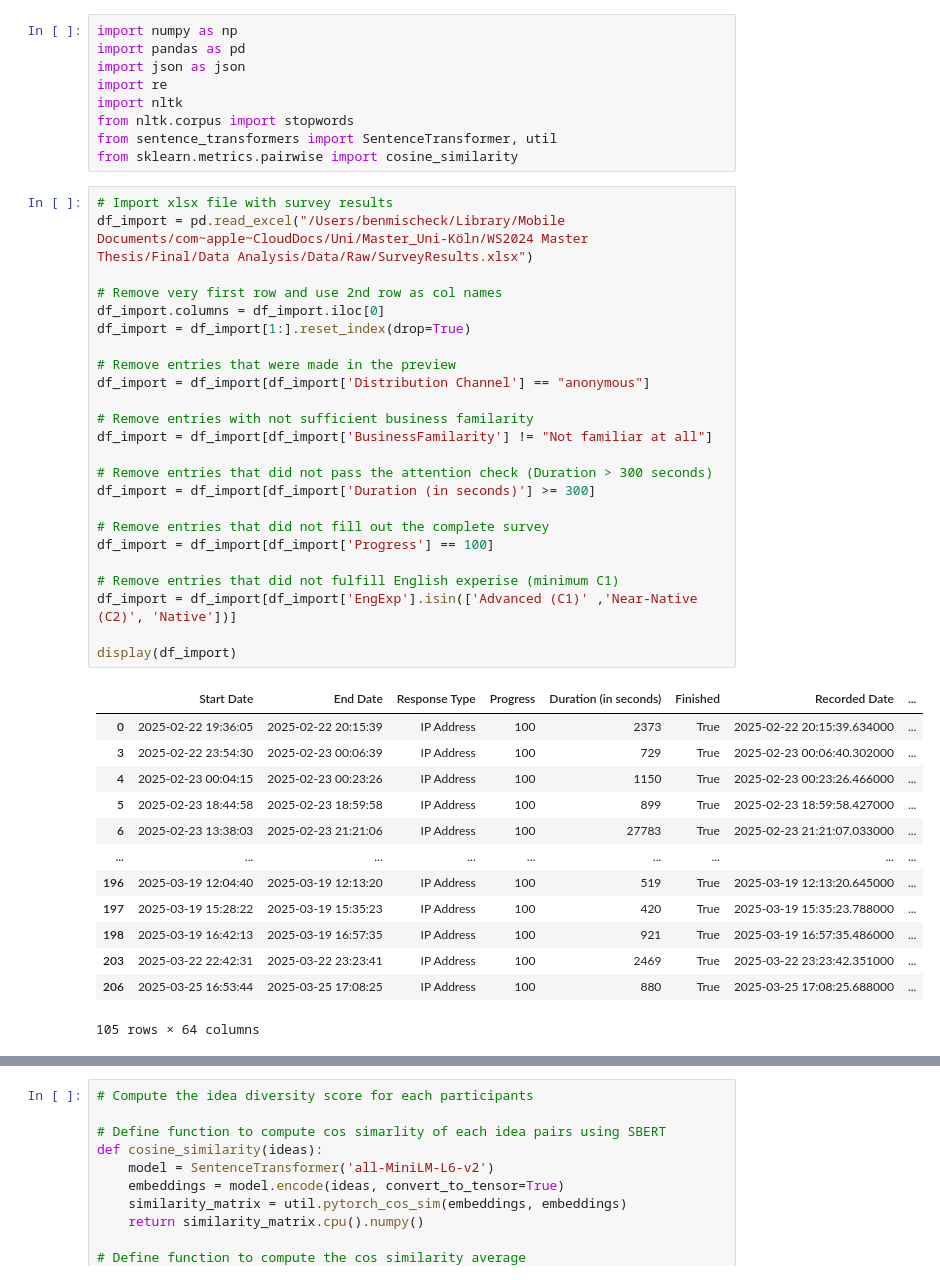
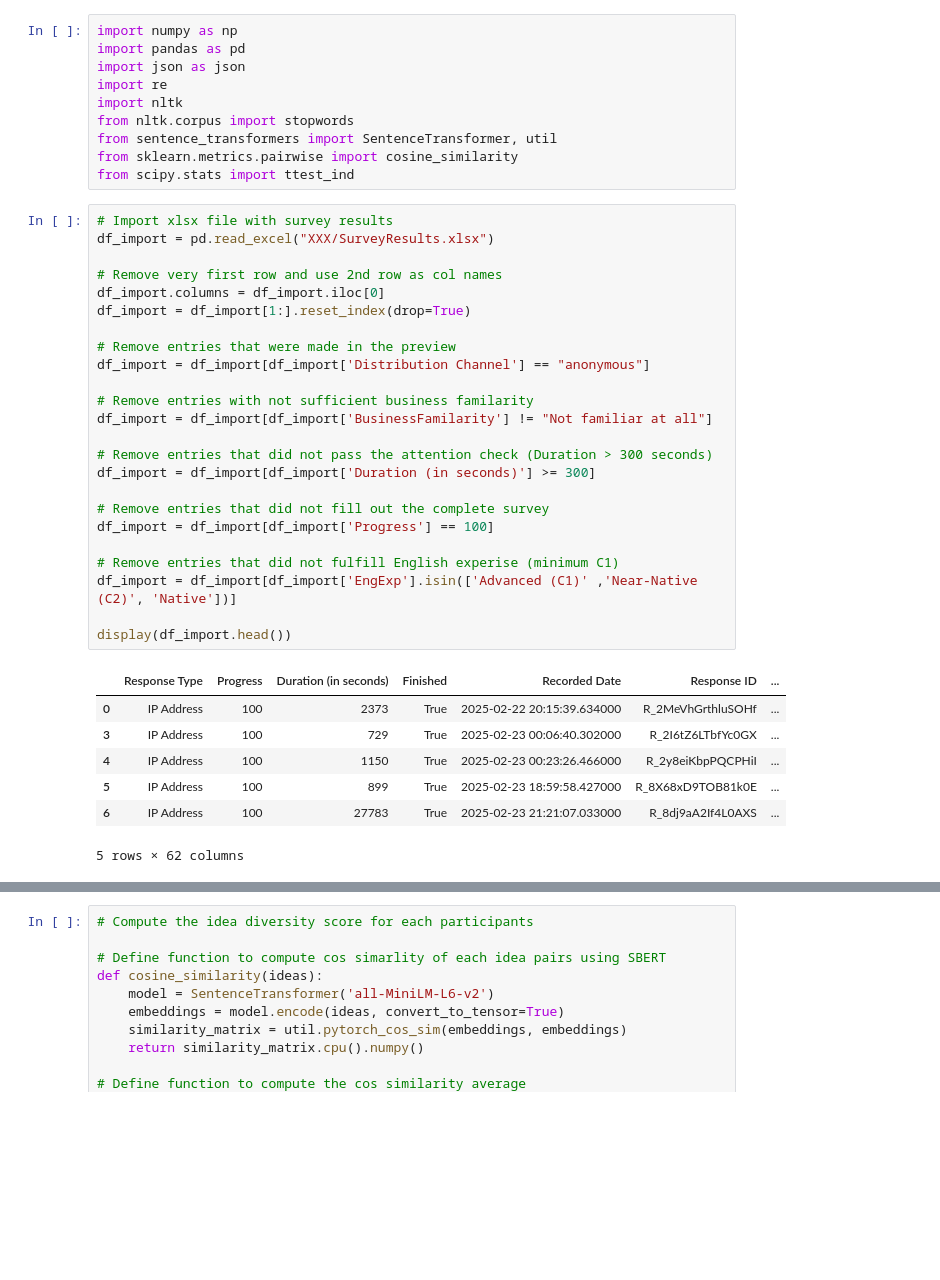
Before and after one commit to ben-msk/Master-Thesis-Impact-of-AI-on-Business-Innovation, a Jupyter notebook: Python scripts/SurveyResults_Cleaning_final.ipynb, the cells around one changed output, grey strips where cells are left out. Cells and saved outputs as stored; diff of their text form; blank space fills up the shorter version.

```diff
--- a/Python scripts/SurveyResults_Cleaning_final.ipynb
+++ b/Python scripts/SurveyResults_Cleaning_final.ipynb
@@ -7,41 +7,36 @@ import nltk
 from nltk.corpus import stopwords
 from sentence_transformers import SentenceTransformer, util
 from sklearn.metrics.pairwise import cosine_similarity
+from scipy.stats import ttest_ind
 # %%
 # Import xlsx file with survey results
-df_import = pd.read_excel("/Users/benmischeck/Library/Mobile Documents/com~apple~CloudDocs/Uni/Master_Uni-Köln/WS2024 Master Thesis/Final/Data Analysis/Data/Raw/SurveyResults.xlsx")
+df_import = pd.read_excel("XXX/SurveyResults.xlsx")
 
 # Remove very first row and use 2nd row as col names
 df_import.columns = df_import.iloc[0]
 df_import = df_import[1:].reset_index(drop=True)
 
 # Remove entries that were made in the preview
 df_import = df_import[df_import['Distribution Channel'] == "anonymous"]
 
 # Remove entries with not sufficient business familarity
 df_import = df_import[df_import['BusinessFamilarity'] != "Not familiar at all"]
 
 # Remove entries that did not pass the attention check (Duration > 300 seconds)
 df_import = df_import[df_import['Duration (in seconds)'] >= 300]
 
 # Remove entries that did not fill out the complete survey
 df_import = df_import[df_import['Progress'] == 100]
 
 # Remove entries that did not fulfill English experise (minimum C1)
 df_import = df_import[df_import['EngExp'].isin(['Advanced (C1)' ,'Near-Native (C2)', 'Native'])]
 
-display(df_import)
+display(df_import.head())
 # %% [output]
-|  | Start Date | End Date | Response Type | Progress | Duration (in seconds) | Finished | Recorded Date | ... |
-| 0 | 2025-02-22 19:36:05 | 2025-02-22 20:15:39 | IP Address | 100 | 2373 | True | 2025-02-22 20:15:39.634000 | ... |
-| 3 | 2025-02-22 23:54:30 | 2025-02-23 00:06:39 | IP Address | 100 | 729 | True | 2025-02-23 00:06:40.302000 | ... |
-| 4 | 2025-02-23 00:04:15 | 2025-02-23 00:23:26 | IP Address | 100 | 1150 | True | 2025-02-23 00:23:26.466000 | ... |
-| 5 | 2025-02-23 18:44:58 | 2025-02-23 18:59:58 | IP Address | 100 | 899 | True | 2025-02-23 18:59:58.427000 | ... |
-| 6 | 2025-02-23 13:38:03 | 2025-02-23 21:21:06 | IP Address | 100 | 27783 | True | 2025-02-23 21:21:07.033000 | ... |
-| ... | ... | ... | ... | ... | ... | ... | ... | ... |
-| 196 | 2025-03-19 12:04:40 | 2025-03-19 12:13:20 | IP Address | 100 | 519 | True | 2025-03-19 12:13:20.645000 | ... |
-| 197 | 2025-03-19 15:28:22 | 2025-03-19 15:35:23 | IP Address | 100 | 420 | True | 2025-03-19 15:35:23.788000 | ... |
-| 198 | 2025-03-19 16:42:13 | 2025-03-19 16:57:35 | IP Address | 100 | 921 | True | 2025-03-19 16:57:35.486000 | ... |
-| 203 | 2025-03-22 22:42:31 | 2025-03-22 23:23:41 | IP Address | 100 | 2469 | True | 2025-03-22 23:23:42.351000 | ... |
-| 206 | 2025-03-25 16:53:44 | 2025-03-25 17:08:25 | IP Address | 100 | 880 | True | 2025-03-25 17:08:25.688000 | ... |
+|  | Response Type | Progress | Duration (in seconds) | Finished | Recorded Date | Response ID | ... |
+| 0 | IP Address | 100 | 2373 | True | 2025-02-22 20:15:39.634000 | R_2MeVhGrthluSOHf | ... |
+| 3 | IP Address | 100 | 729 | True | 2025-02-23 00:06:40.302000 | R_2I6tZ6LTbfYc0GX | ... |
+| 4 | IP Address | 100 | 1150 | True | 2025-02-23 00:23:26.466000 | R_2y8eiKbpPQCPHiI | ... |
+| 5 | IP Address | 100 | 899 | True | 2025-02-23 18:59:58.427000 | R_8X68xD9TOB81k0E | ... |
+| 6 | IP Address | 100 | 27783 | True | 2025-02-23 21:21:07.033000 | R_8dj9aA2If4L0AXS | ... |
-105 rows × 64 columns
+5 rows × 62 columns
```
Also changed, not shown: parts of 8 cells of this notebook.
